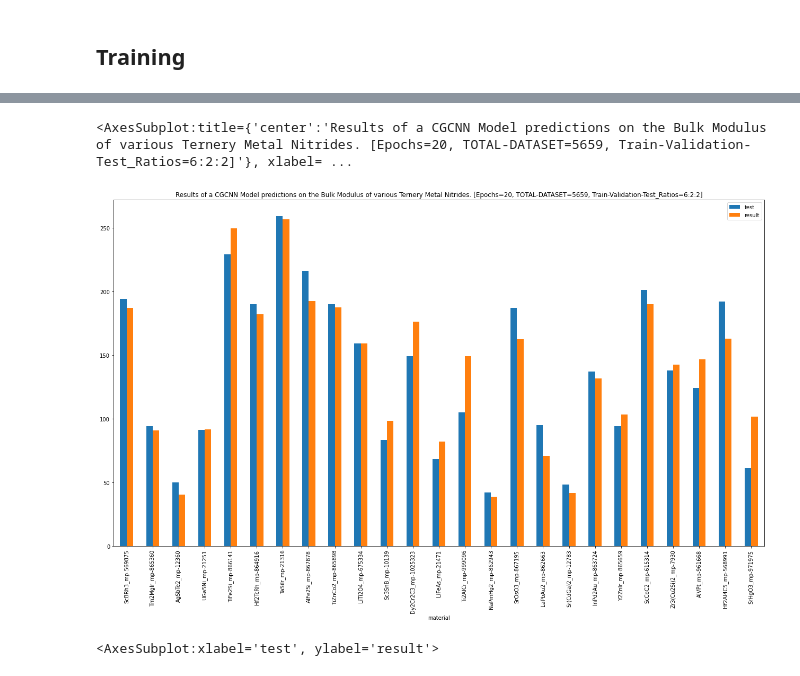
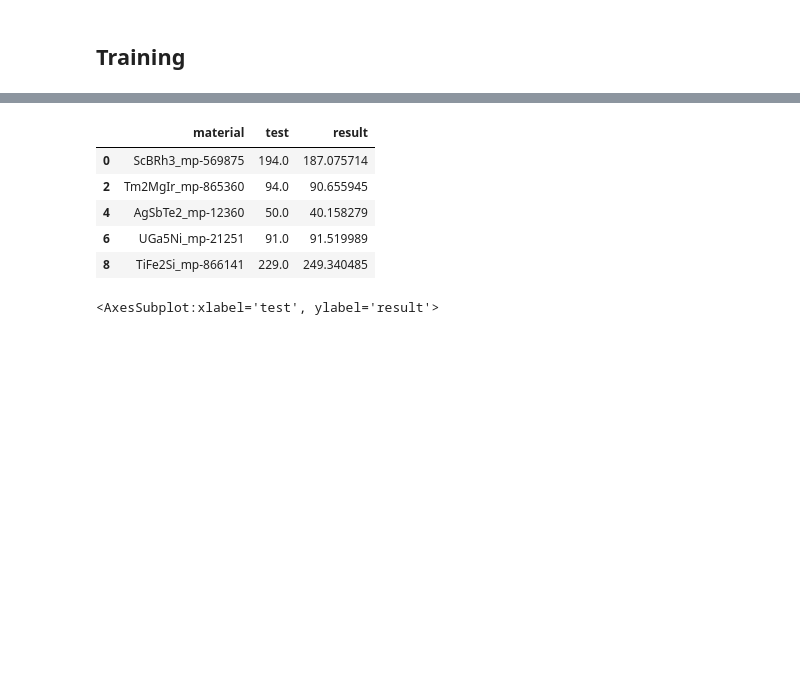
Before and after one commit to ayieko168/Ternary-Metal-Nitrides-Research, a Jupyter notebook: src/transformer_trial2.ipynb, the cells around one changed output, grey strips where cells are left out. Saved outputs shown, nothing was run; the diff lists cells and outputs as text; code cells hidden in the pictures; blank space fills up the shorter version.

```diff
--- a/src/transformer_trial2.ipynb
+++ b/src/transformer_trial2.ipynb
@@ -126,15 +126,19 @@ Test: [0/5]     Time 5.712 (5.712)      Loss 0.2001 (0.2001)    MAE 16.925 (16.9
 # %%
 result_file = os.path.join(ROOT_DIR, "src/test_results.csv")
 
-df = pd.read_csv(result_file)[:50]
+df = pd.read_csv(result_file)
 df.dropna(subset=['material'], inplace=True)
 df.head()
-df.plot(x="material", y=["test", "result"], kind='bar', figsize=(22, 12),
-        title=f"Results of a CGCNN Model predictions on the Bulk Modulus of various Ternery Metal Nitrides. [Epochs={EPOCHS}, TOTAL-DATASET={count}, Train-Validation-Test_Ratios=6:2:2]",
-        sort_columns=True)
+# df.plot(x="material", y=["test", "result"], kind='bar', figsize=(22, 12),
+#         title=f"Results of a CGCNN Model predictions on the Bulk Modulus of various Ternery Metal Nitrides. [Epochs={EPOCHS}, TOTAL-DATASET={count}, Train-Validation-Test_Ratios=6:2:2]",
+#         sort_columns=True)
 # %% [output]
-<AxesSubplot:title={'center':'Results of a CGCNN Model predictions on the Bulk Modulus of various Ternery Metal Nitrides. [Epochs=20, TOTAL-DATASET=5659, Train-Validation-Test_Ratios=6:2:2]'}, xlabel= ...
-[figure, removed]
+|  | material | test | result |
+| 0 | ScBRh3_mp-569875 | 194.0 | 187.075714 |
+| 2 | Tm2MgIr_mp-865360 | 94.0 | 90.655945 |
+| 4 | AgSbTe2_mp-12360 | 50.0 | 40.158279 |
+| 6 | UGa5Ni_mp-21251 | 91.0 | 91.519989 |
+| 8 | TiFe2Si_mp-866141 | 229.0 | 249.340485 |
 # %%
 sb.regplot(x = "test",
         y = "result",
```
Also changed, not shown: parts of 1 cell of this notebook, 2 other files.
